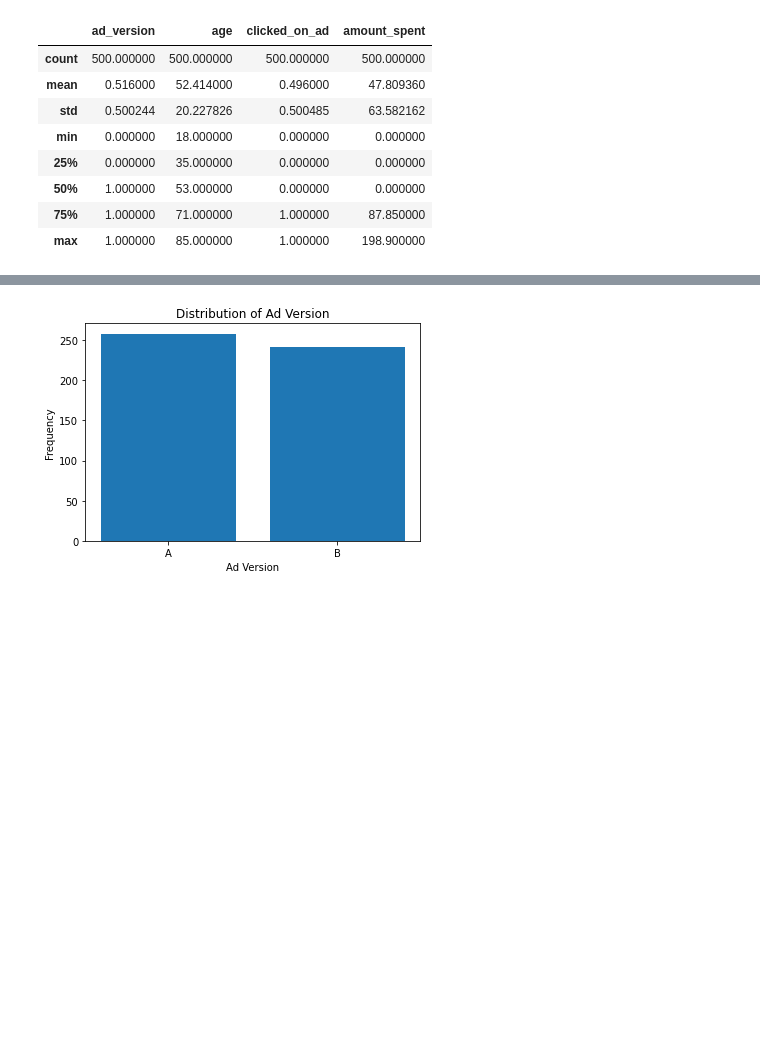
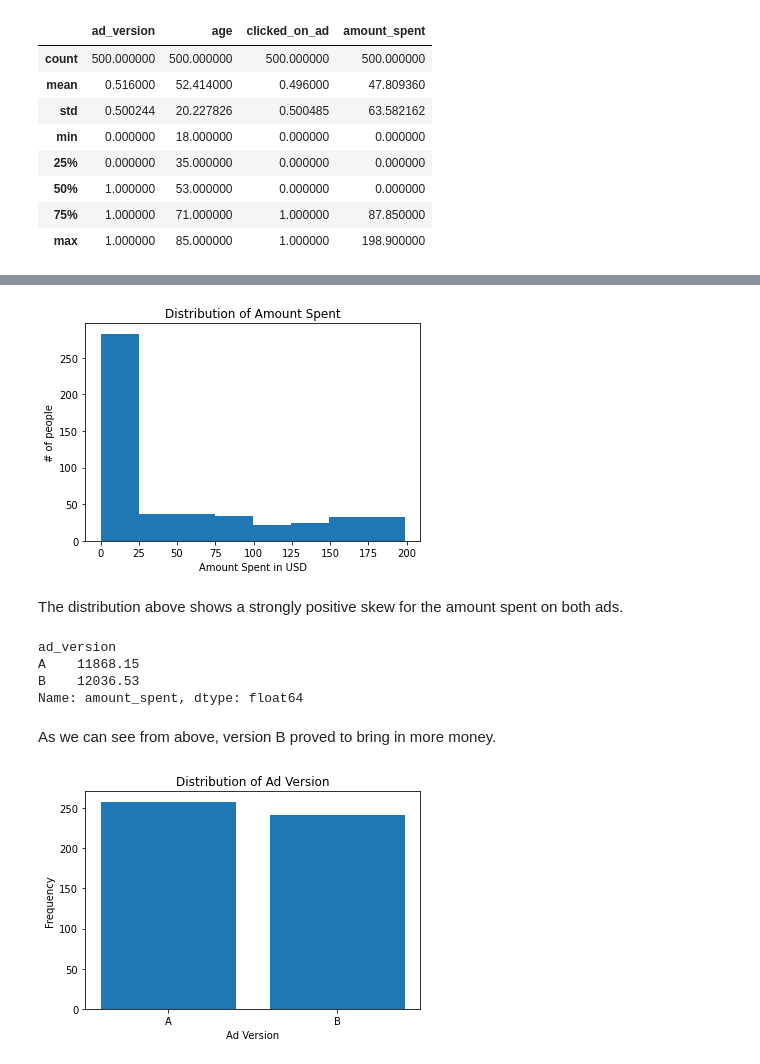
Before and after one commit to zachagreenberg/AdCampaignTesting, a Jupyter notebook: eda-testing-eval.ipynb, the cells around one changed output, grey strips where cells are left out. Drawn from its saved outputs; the diff is of its cells as text; code cells hidden in the pictures; blank space fills up the shorter version.

```diff
--- a/eda-testing-eval.ipynb
+++ b/eda-testing-eval.ipynb
@@ -98,4 +120,24 @@ df['ad_version'].value_counts()
 Name: ad_version, dtype: int64
+# %%
+fig, ax = plt.subplots()
+ax.hist(x = df['amount_spent'], bins = 8) #I would like to see this in increments of $25
+ax.set_xlabel('Amount Spent in USD')
+ax.set_ylabel('# of people')
+ax.set_title('Distribution of Amount Spent')
+plt.show()
+# %% [output]
+[figure, added]
+# %% [markdown]
+The distribution above shows a strongly positive skew for the amount spent on both ads.
+# %%
+df.groupby(df['ad_version'])['amount_spent'].sum()
+# %% [output]
+ad_version
+A    11868.15
+B    12036.53
+Name: amount_spent, dtype: float64
+# %% [markdown]
+As we can see from above, version B proved to bring in more money.
 # %%
 fig, ax = plt.subplots()
 ax.bar(x=['A', 'B'], height = df.ad_version.value_counts())
```
Also changed, not shown: parts of 13 cells of this notebook.
